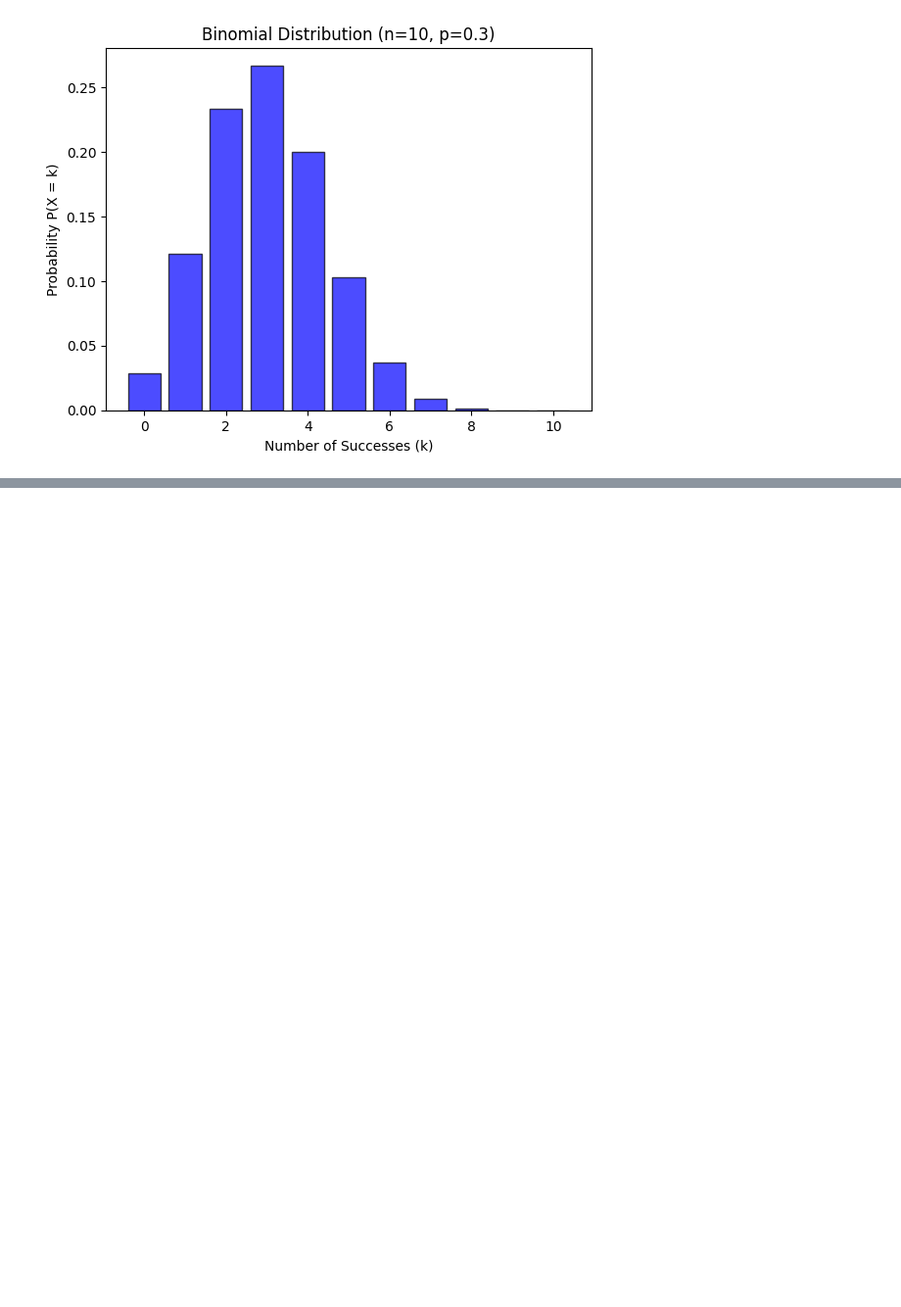
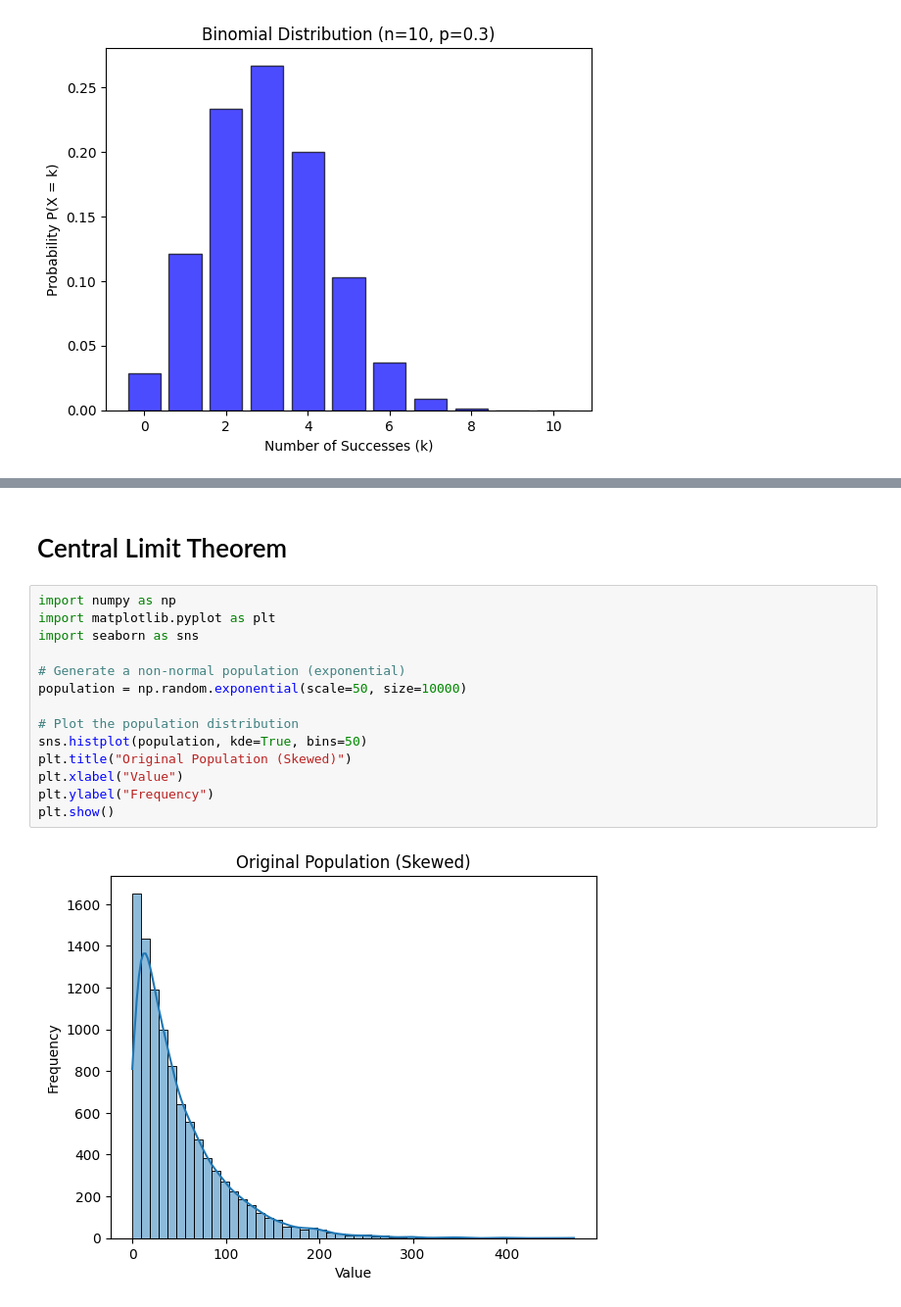
Before and after one commit to G1Codes/Statistics, a Jupyter notebook: Central Limit Theorem.ipynb, the cells around one changed output, grey strips where cells are left out. Shown: that part at 98% size. Drawn from its saved outputs; the diff is of its cells as text; blank space fills up the shorter version.

Commit message:
Central Limit Theorem

```diff
--- a/Central Limit Theorem.ipynb
+++ b/Central Limit Theorem.ipynb
@@ -81,0 +103,18 @@ plt.show()
+# %% [markdown]
+# Central Limit Theorem
+# %%
+import numpy as np
+import matplotlib.pyplot as plt
+import seaborn as sns
+
+# Generate a non-normal population (exponential)
+population = np.random.exponential(scale=50, size=10000)
+
+# Plot the population distribution
+sns.histplot(population, kde=True, bins=50)
+plt.title("Original Population (Skewed)")
+plt.xlabel("Value")
+plt.ylabel("Frequency")
+plt.show()
+# %% [output]
+[figure, added]
```
Also changed, not shown: parts of 5 cells of this notebook.
